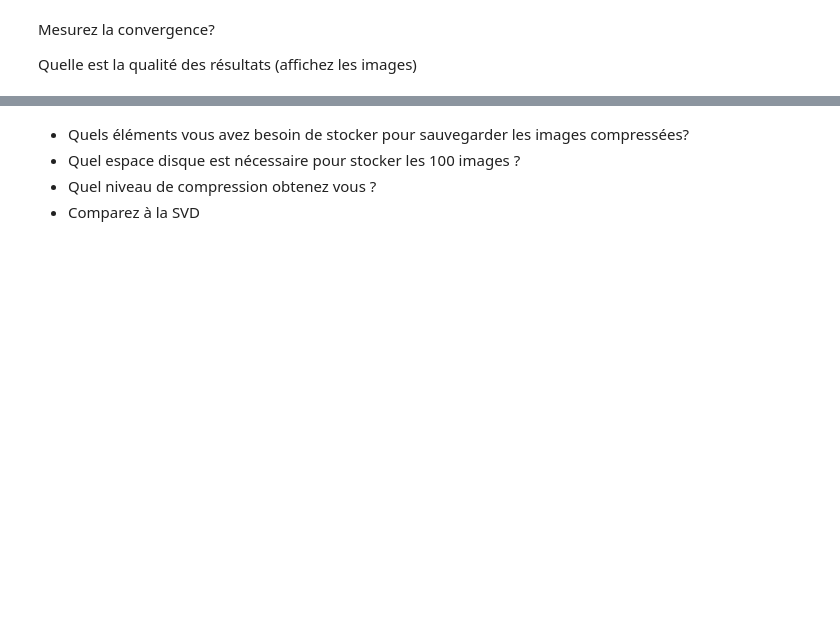
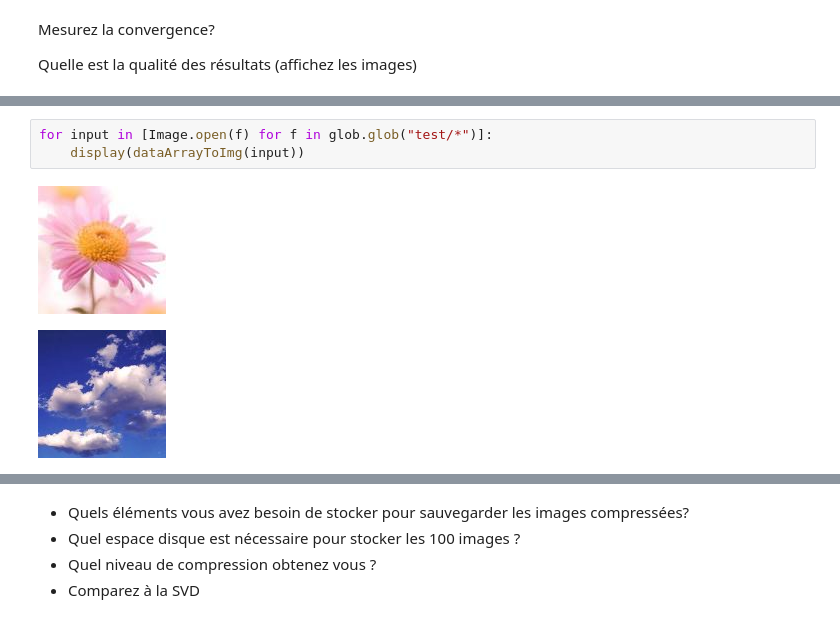
Before and after one commit to charles66820/CREMIfiles, a Jupyter notebook: IS329_fouille/project/Projet-DL-Image.ipynb, the cells around one changed output, grey strips where cells are left out. Drawn from its saved outputs; the diff is of its cells as text; blank space fills up the shorter version.

Commit message:
test and improuve

```diff
--- a/IS329_fouille/project/Projet-DL-Image.ipynb
+++ b/IS329_fouille/project/Projet-DL-Image.ipynb
@@ -351,0 +366,6 @@ Quelle est la qualité des résultats (affichez les images)
+# %%
+for input in [Image.open(f) for f in glob.glob("test/*")]:
+    display(dataArrayToImg(input))
+# %% [output]
+[figure, added]
+[figure, added]
```
Also changed, not shown: parts of 6 cells of this notebook, 2 other files.
